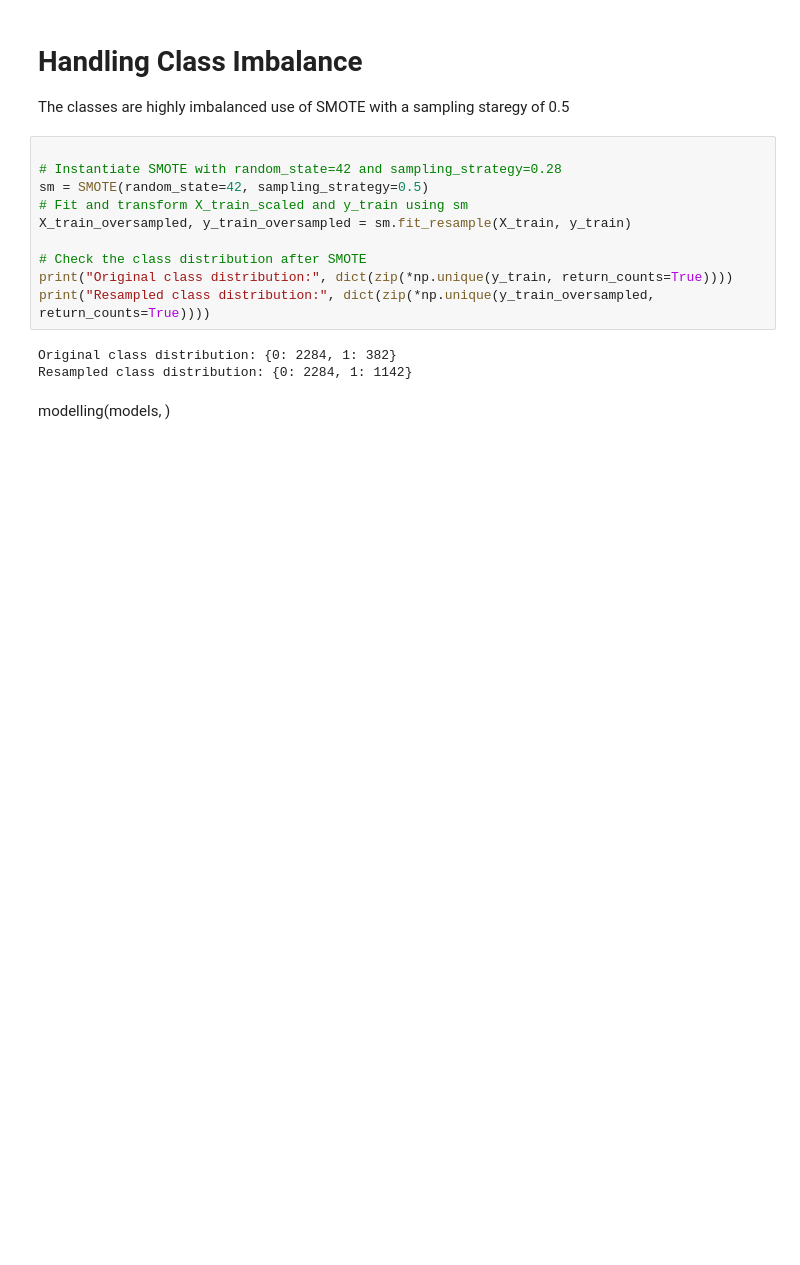
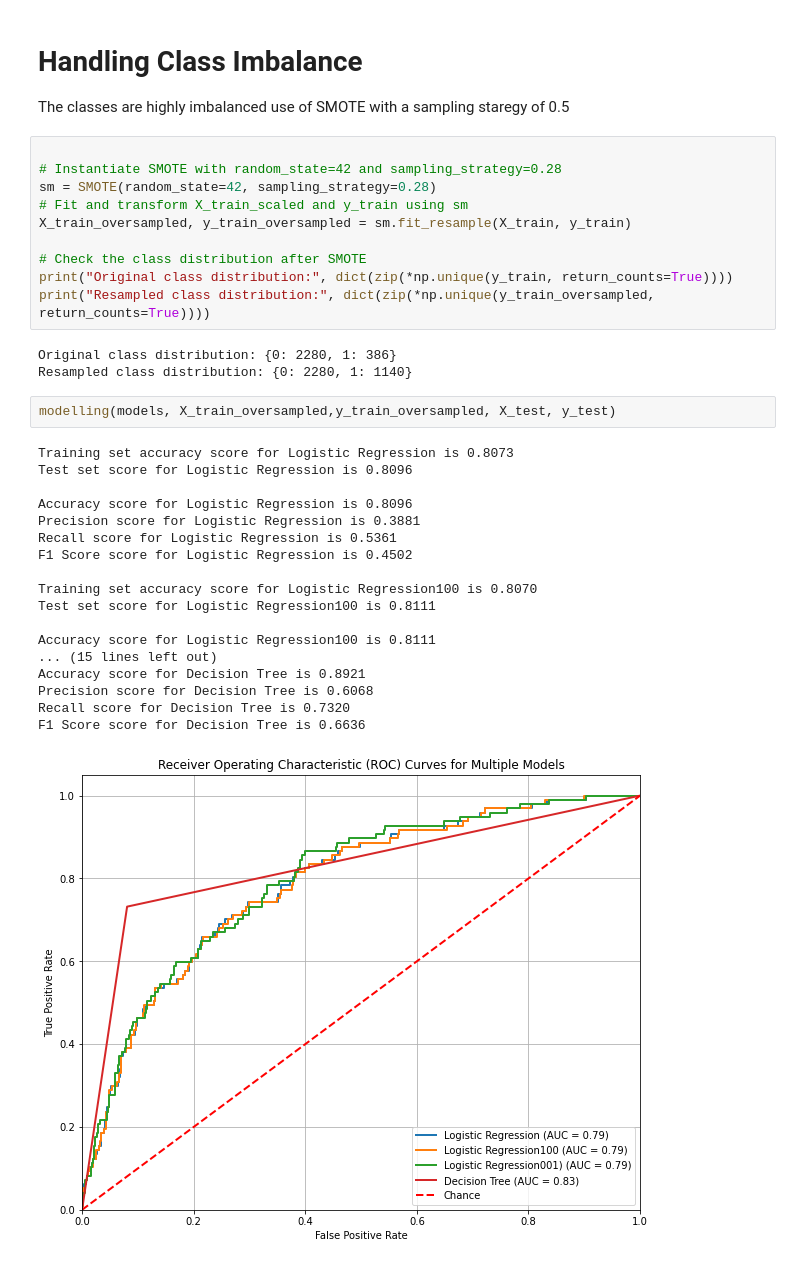
Before and after one commit to Giwanji/dsc-phase3-project, a Jupyter notebook: churn_prediction_model.ipynb, the cells around one changed output. Cells and saved outputs as stored; diff of their text form; blank space fills up the shorter version.

```diff
--- a/churn_prediction_model.ipynb
+++ b/churn_prediction_model.ipynb
@@ -677,7 +719,7 @@ The classes are highly imbalanced use of SMOTE with a sampling staregy of 0.5
 # %%
 
 # Instantiate SMOTE with random_state=42 and sampling_strategy=0.28
-sm = SMOTE(random_state=42, sampling_strategy=0.5)
+sm = SMOTE(random_state=42, sampling_strategy=0.28)
 # Fit and transform X_train_scaled and y_train using sm
 X_train_oversampled, y_train_oversampled = sm.fit_resample(X_train, y_train)
 
@@ -685,7 +727,26 @@ X_train_oversampled, y_train_oversampled = sm.fit_resample(X_train, y_train)
 print("Original class distribution:", dict(zip(*np.unique(y_train, return_counts=True))))
 print("Resampled class distribution:", dict(zip(*np.unique(y_train_oversampled, return_counts=True))))
 # %% [output]
-Original class distribution: {0: 2284, 1: 382}
-Resampled class distribution: {0: 2284, 1: 1142}
+Original class distribution: {0: 2280, 1: 386}
+Resampled class distribution: {0: 2280, 1: 1140}
-# %% [markdown]
-modelling(models, )
+# %%
+modelling(models, X_train_oversampled,y_train_oversampled, X_test, y_test)
+# %% [output]
+Training set accuracy score for Logistic Regression is 0.8073
+Test set score for Logistic Regression is 0.8096
+
+Accuracy score for Logistic Regression is 0.8096
+Precision score for Logistic Regression is 0.3881
+Recall score for Logistic Regression is 0.5361
+F1 Score score for Logistic Regression is 0.4502
+
+Training set accuracy score for Logistic Regression100 is 0.8070
+Test set score for Logistic Regression100 is 0.8111
+
+Accuracy score for Logistic Regression100 is 0.8111
+... (15 lines left out)
+Accuracy score for Decision Tree is 0.8921
+Precision score for Decision Tree is 0.6068
+Recall score for Decision Tree is 0.7320
+F1 Score score for Decision Tree is 0.6636
+[figure, added]
```
Also changed, not shown: parts of 26 cells of this notebook.
